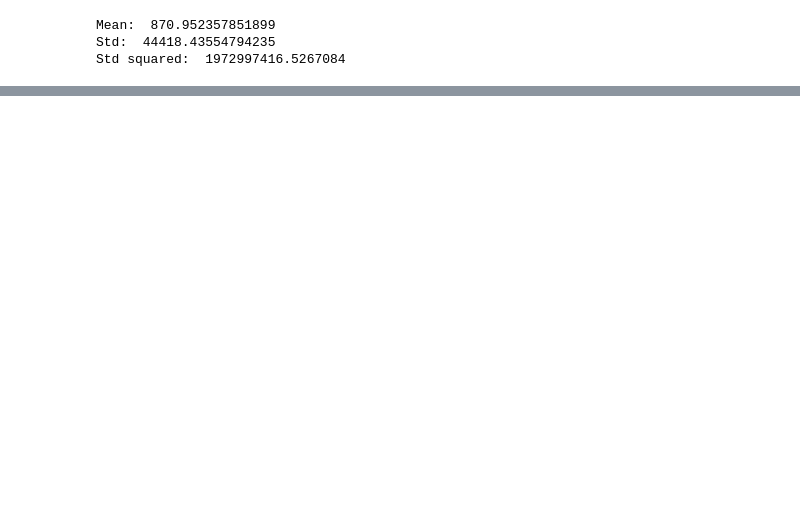
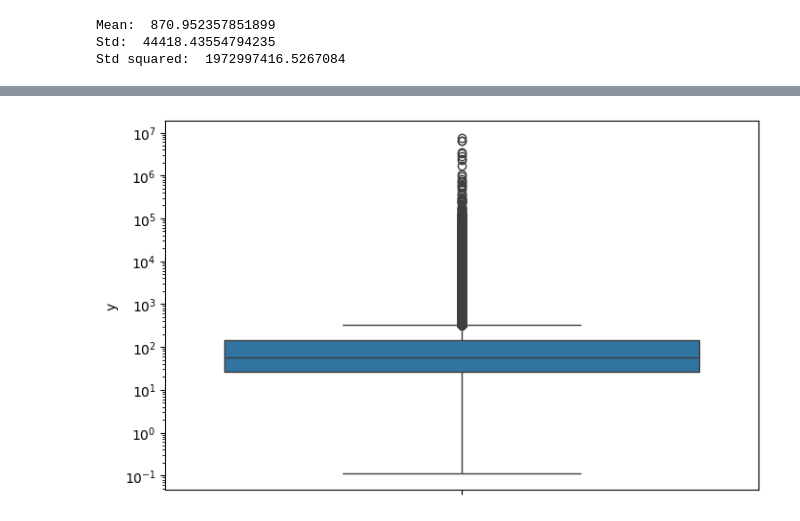
Before and after one commit to muraronicola/Approximating-volume-computations-via-GNNs, a Jupyter notebook: AnalyzeData.ipynb, the cells around one changed output, grey strips where cells are left out. Cells and saved outputs as stored; diff of their text form; code cells hidden in the pictures; blank space fills up the shorter version.

```diff
--- a/AnalyzeData.ipynb
+++ b/AnalyzeData.ipynb
@@ -61,3 +79,16 @@ plt.show()
+# %%
+#Group y in values of 10
+y_cut = y #[:1000]
+
+df_y_grouped = pd.DataFrame([y_cut], index=["y"]).T
+
+figure2, ax2 = plt.subplots(1, 1, figsize=(8, 5))
+sns.boxplot(data=df_y_grouped, y="y", ax=ax2)
+ax2.set_yscale('log')
+
+plt.show()
+# %% [output]
+[figure, added]
 # %%
 
 figure2, ax2 = plt.subplots(3, 3, figsize=(18, 12))
```
Also changed, not shown: parts of 5 cells of this notebook, 31 other files.
